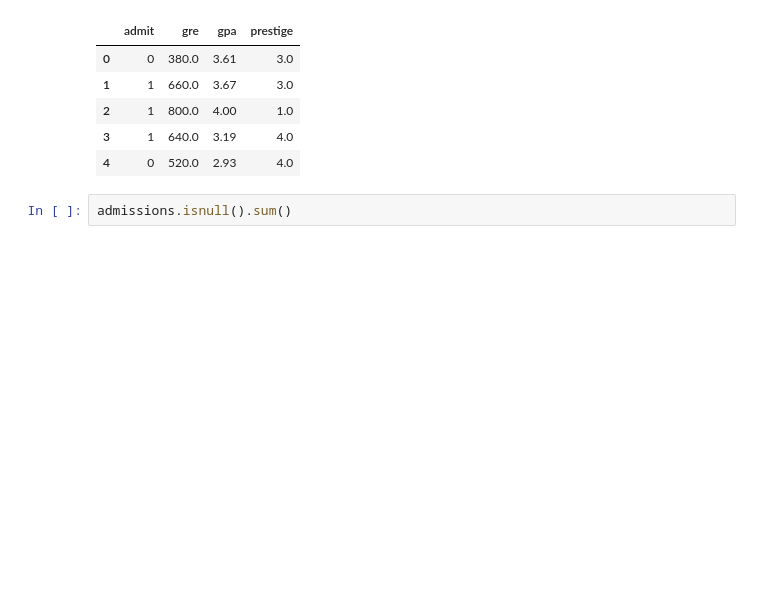
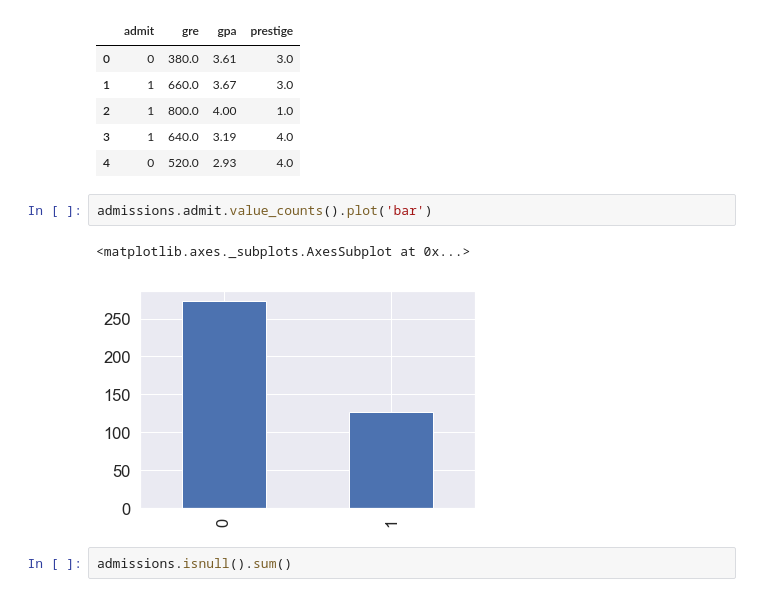
Before and after one commit to mjghorbany/Machine-Learning-DeepDive, a Jupyter notebook: Logistic Regression and Trees/logistic regression and trees.ipynb, the cells around one changed output. Drawn from its saved outputs; the diff is of its cells as text; blank space fills up the shorter version.

```diff
--- a/Logistic Regression and Trees/logistic regression and trees.ipynb
+++ b/Logistic Regression and Trees/logistic regression and trees.ipynb
@@ -1122,6 +1149,11 @@ admissions.head()
 | 2 | 1 | 800.0 | 4.00 | 1.0 |
 | 3 | 1 | 640.0 | 3.19 | 4.0 |
 | 4 | 0 | 520.0 | 2.93 | 4.0 |
+# %%
+admissions.admit.value_counts().plot('bar')
+# %% [output]
+<matplotlib.axes._subplots.AxesSubplot at 0x...>
+[figure, added]
 # %%
 admissions.isnull().sum()
 # %% [output]
```
Also changed, not shown: parts of 10 cells of this notebook, 2 other files.
